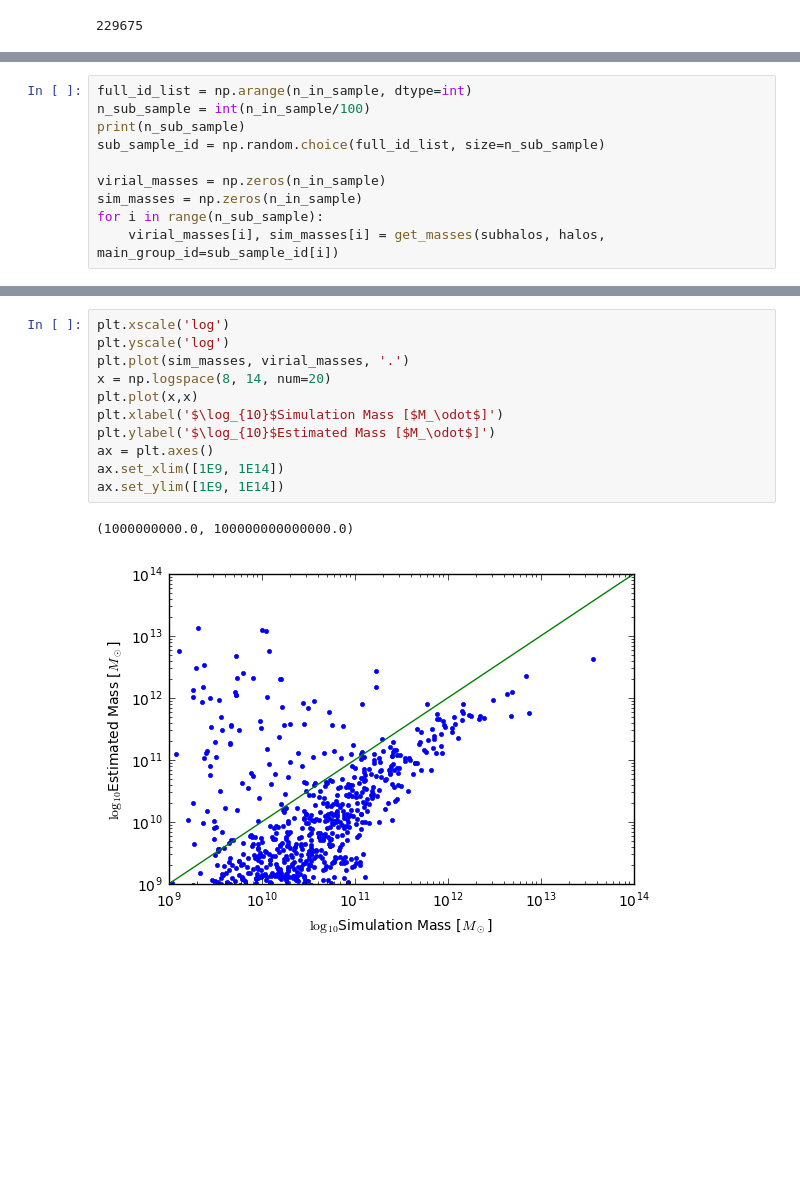
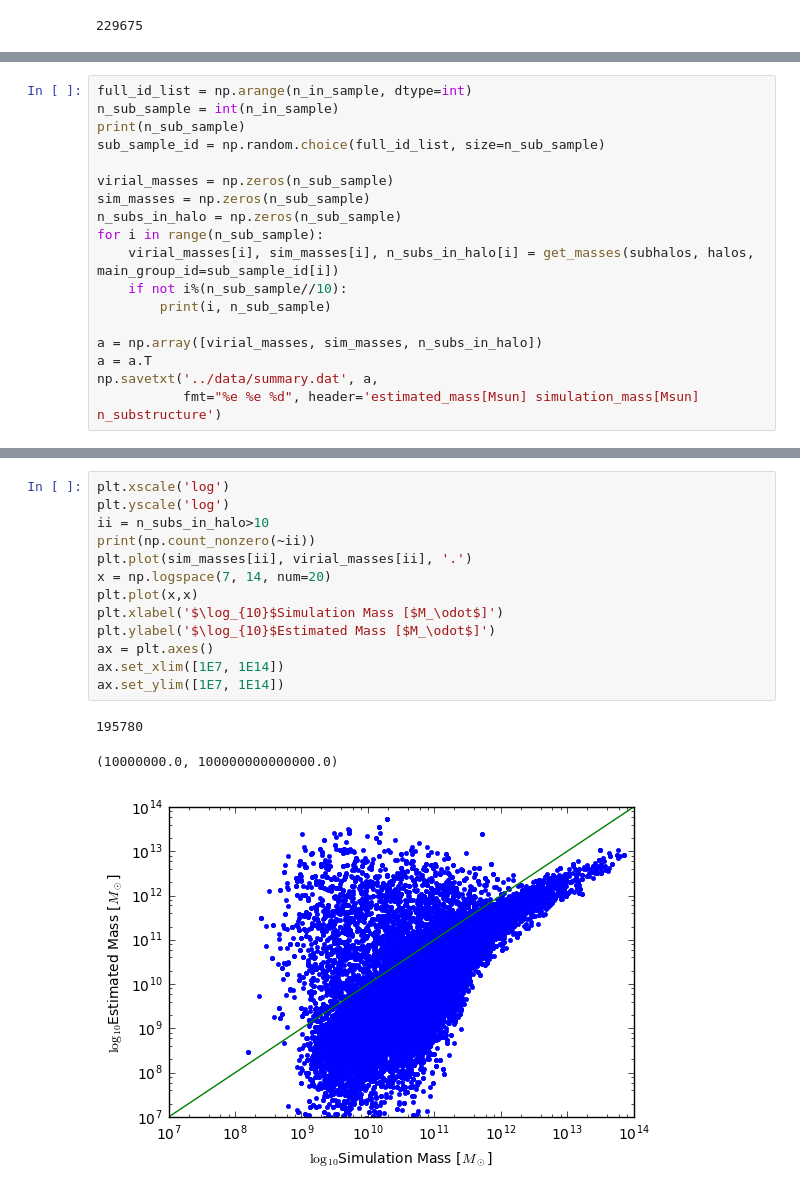
Before and after one commit to forero/IllustrisGroups, a Jupyter notebook: src/group_exploration.ipynb, the cells around one changed output, grey strips where cells are left out. Drawn from its saved outputs; the diff is of its cells as text; blank space fills up the shorter version.

Commit message:
updated group exploration

```diff
--- a/src/group_exploration.ipynb
+++ b/src/group_exploration.ipynb
@@ -58,11 +58,19 @@ def get_masses(subhalos, halos, main_group_id=0):
 # %%
 full_id_list = np.arange(n_in_sample, dtype=int)
-n_sub_sample = int(n_in_sample/100)
+n_sub_sample = int(n_in_sample)
 print(n_sub_sample)
 sub_sample_id = np.random.choice(full_id_list, size=n_sub_sample)
 
-virial_masses = np.zeros(n_in_sample)
-sim_masses = np.zeros(n_in_sample)
+virial_masses = np.zeros(n_sub_sample)
+sim_masses = np.zeros(n_sub_sample)
+n_subs_in_halo = np.zeros(n_sub_sample)
 for i in range(n_sub_sample):
-    virial_masses[i], sim_masses[i] = get_masses(subhalos, halos, main_group_id=sub_sample_id[i])
+    virial_masses[i], sim_masses[i], n_subs_in_halo[i] = get_masses(subhalos, halos, main_group_id=sub_sample_id[i])
+    if not i%(n_sub_sample//10):
+        print(i, n_sub_sample)
+
+a = np.array([virial_masses, sim_masses, n_subs_in_halo])
+a = a.T
+np.savetxt('../data/summary.dat', a,
+           fmt="%e %e %d", header='estimated_mass[Msun] simulation_mass[Msun] n_substructure')
 # %% [output]
@@ -70,14 +89,17 @@ for i in range(n_sub_sample):
 # %%
 plt.xscale('log')
 plt.yscale('log')
-plt.plot(sim_masses, virial_masses, '.')
-x = np.logspace(8, 14, num=20)
+ii = n_subs_in_halo>10
+print(np.count_nonzero(~ii))
+plt.plot(sim_masses[ii], virial_masses[ii], '.')
+x = np.logspace(7, 14, num=20)
 plt.plot(x,x)
 plt.xlabel('$\log_{10}$Simulation Mass [$M_\odot$]')
 plt.ylabel('$\log_{10}$Estimated Mass [$M_\odot$]')
 ax = plt.axes()
-ax.set_xlim([1E9, 1E14])
-ax.set_ylim([1E9, 1E14])
+ax.set_xlim([1E7, 1E14])
+ax.set_ylim([1E7, 1E14])
 # %% [output]
-(1000000000.0, 100000000000000.0)
+195780
+(10000000.0, 100000000000000.0)
-[figure, old version]
+[figure, new version]
```
Also changed, not shown: parts of 4 cells of this notebook.
